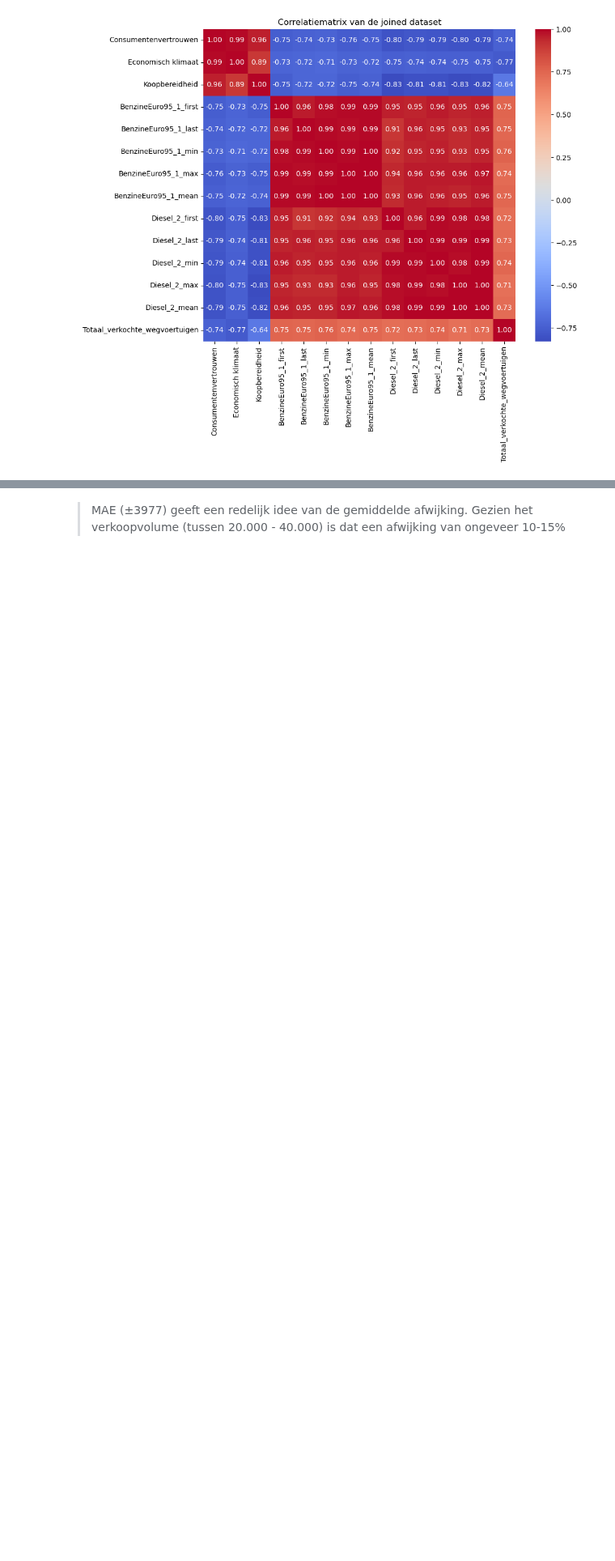
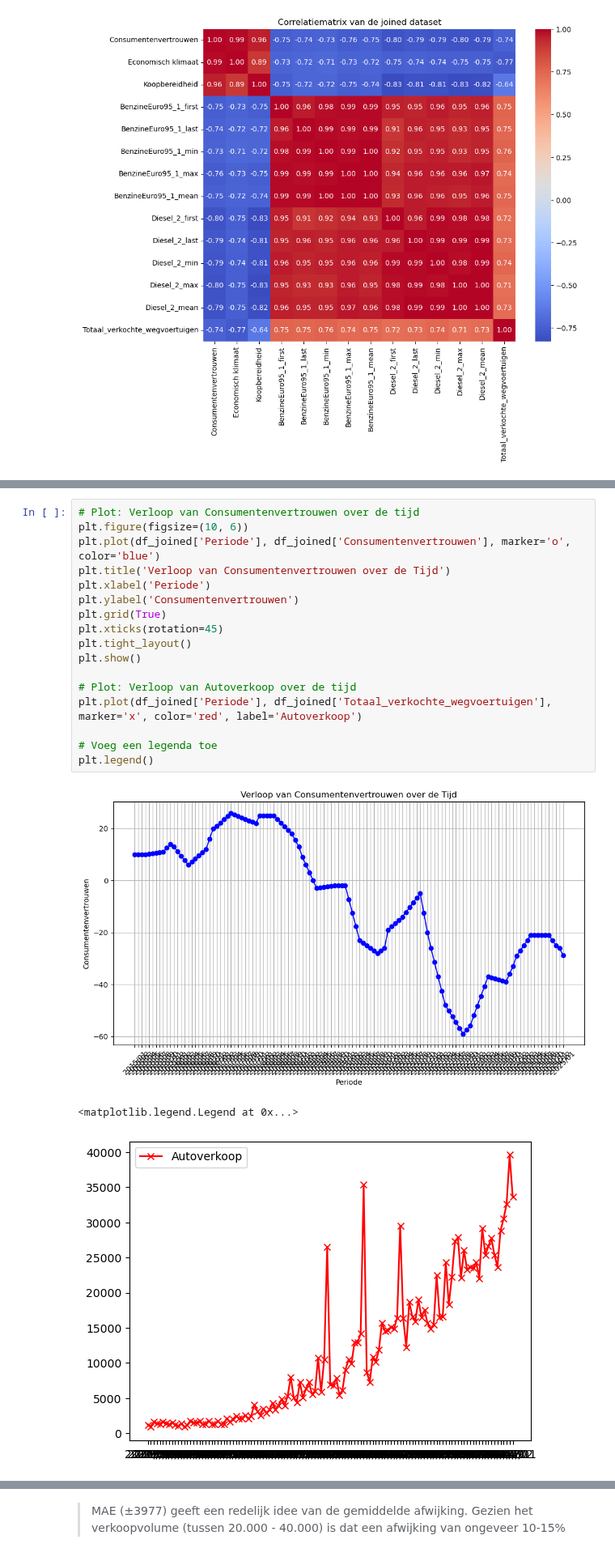
Before and after one commit to DylanHaaz/Tryhard, a Jupyter notebook: Nieuwe_Code/xgboost_car_sales_forecasting_draf.ipynb, the cells around one changed output, grey strips where cells are left out. Shown at 81% size. Cells and saved outputs as stored; diff of their text form; blank space fills up the shorter version.

```diff
--- a/Nieuwe_Code/xgboost_car_sales_forecasting_draf.ipynb
+++ b/Nieuwe_Code/xgboost_car_sales_forecasting_draf.ipynb
@@ -32,0 +47,21 @@ plt.show()
+# %%
+# Plot: Verloop van Consumentenvertrouwen over de tijd
+plt.figure(figsize=(10, 6))
+plt.plot(df_joined['Periode'], df_joined['Consumentenvertrouwen'], marker='o', color='blue')
+plt.title('Verloop van Consumentenvertrouwen over de Tijd')
+plt.xlabel('Periode')
+plt.ylabel('Consumentenvertrouwen')
+plt.grid(True)
+plt.xticks(rotation=45)
+plt.tight_layout()
+plt.show()
+
+# Plot: Verloop van Autoverkoop over de tijd
+plt.plot(df_joined['Periode'], df_joined['Totaal_verkochte_wegvoertuigen'], marker='x', color='red', label='Autoverkoop')
+
+# Voeg een legenda toe
+plt.legend()
+# %% [output]
+[figure, added]
+<matplotlib.legend.Legend at 0x...>
+[figure, added]
```
Also changed, not shown: parts of 21 cells of this notebook.
